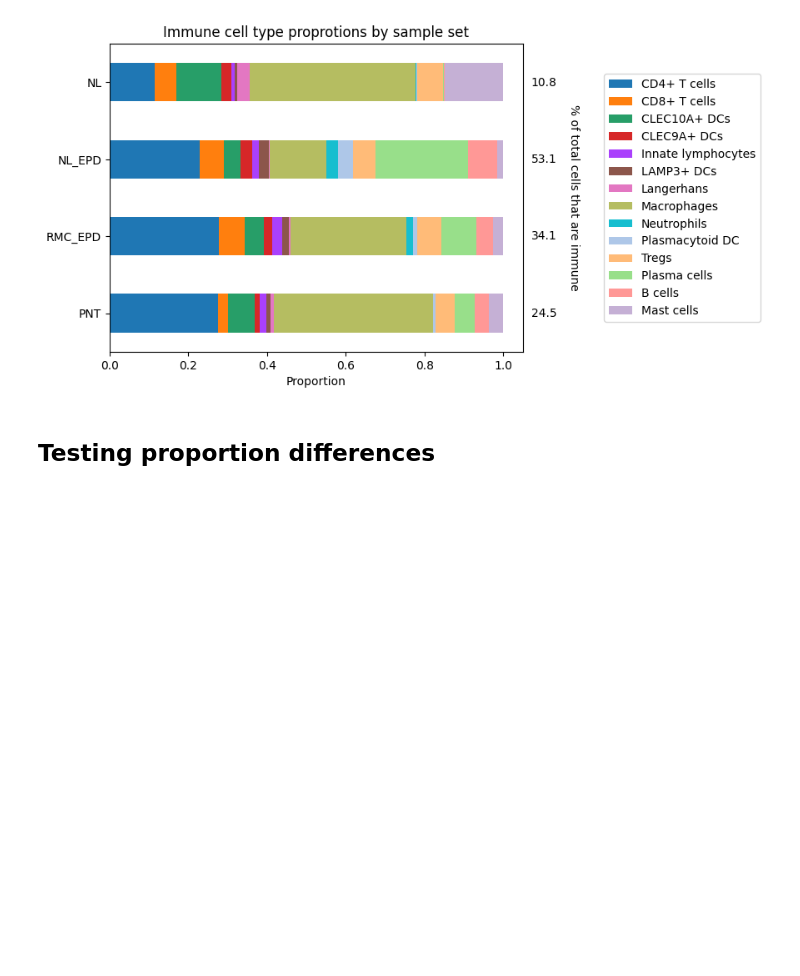
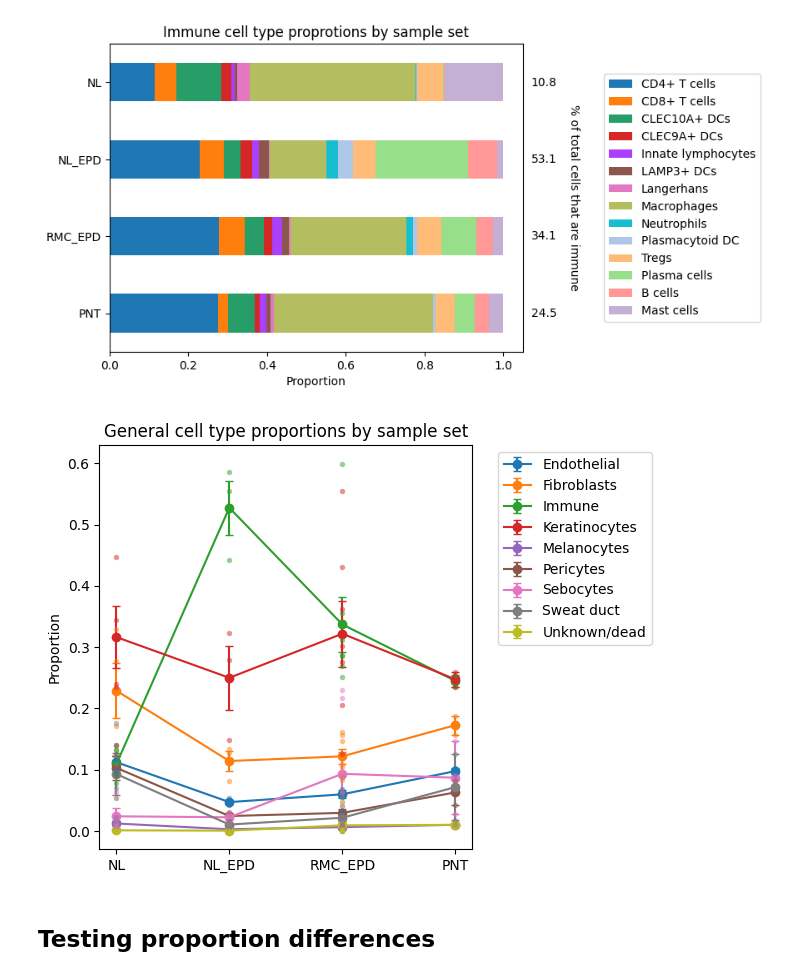
Before and after one commit to burkelawlor/hci-xenium, a Jupyter notebook: notebooks/1.15-rmc-annotation-detailed.ipynb, the cells around one changed output. Cells and saved outputs as stored; diff of their text form; code cells hidden in the pictures; blank space fills up the shorter version.

Commit message:
add plot_proportions_line graph with scatter

```diff
--- a/notebooks/1.15-rmc-annotation-detailed.ipynb
+++ b/notebooks/1.15-rmc-annotation-detailed.ipynb
@@ -178,6 +178,15 @@ plot_proportions_bar(
 # %% [output]
 [figure]
 [figure]
+# %%
+order=['NL','NL_EPD','RMC_EPD','PNT']
+props = plot_proportions_line(
+    adata_rmc, 'sample_set_2', 'ct_general',
+    order=order, title='General cell type proportions by sample set',
+    sample_name_col='sample_name',
+)
+# %% [output]
+[figure, added]
 # %% [markdown]
 ## Testing proportion differences
 # %% [markdown]
```
Also changed, not shown: parts of 1 cell of this notebook.
